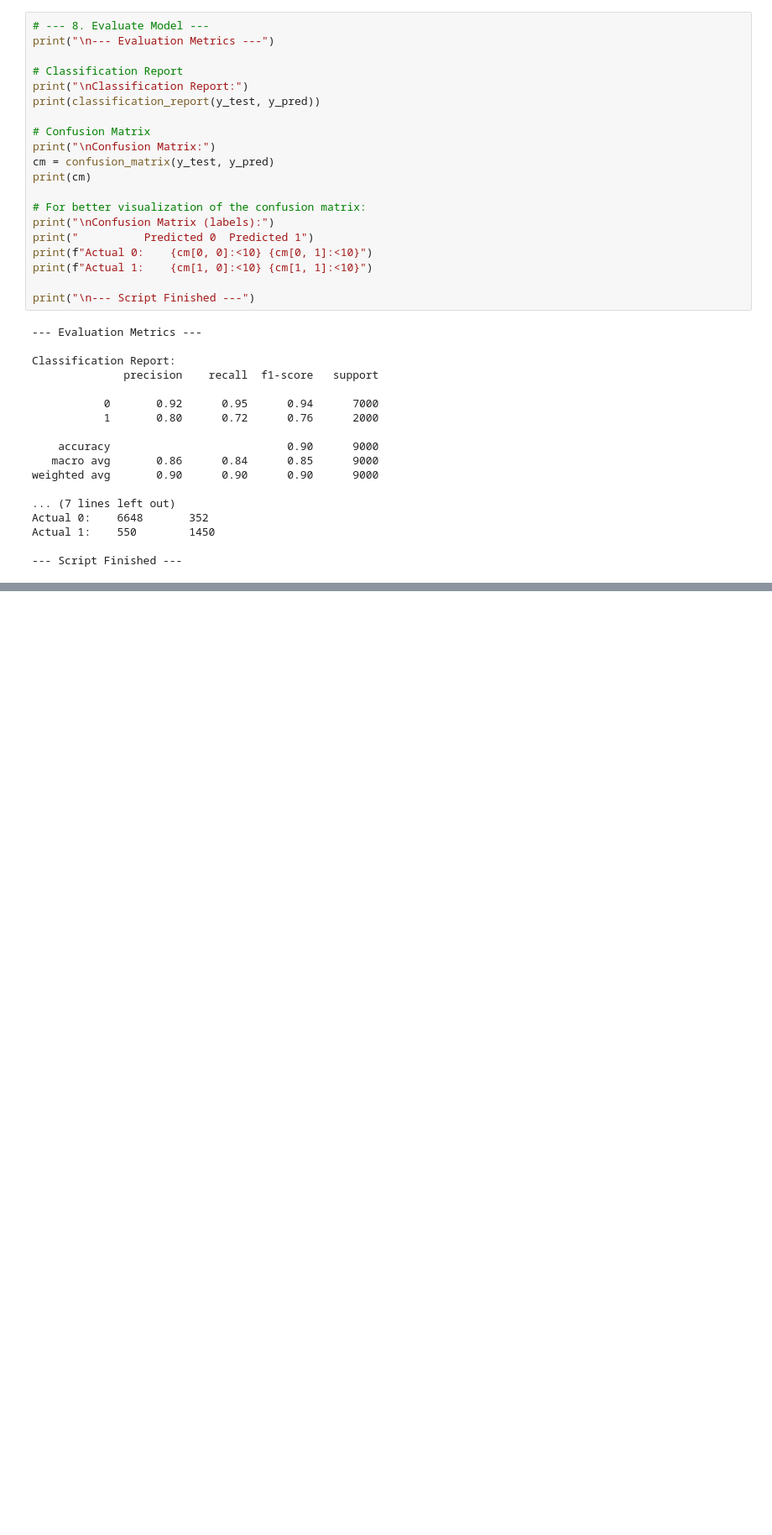
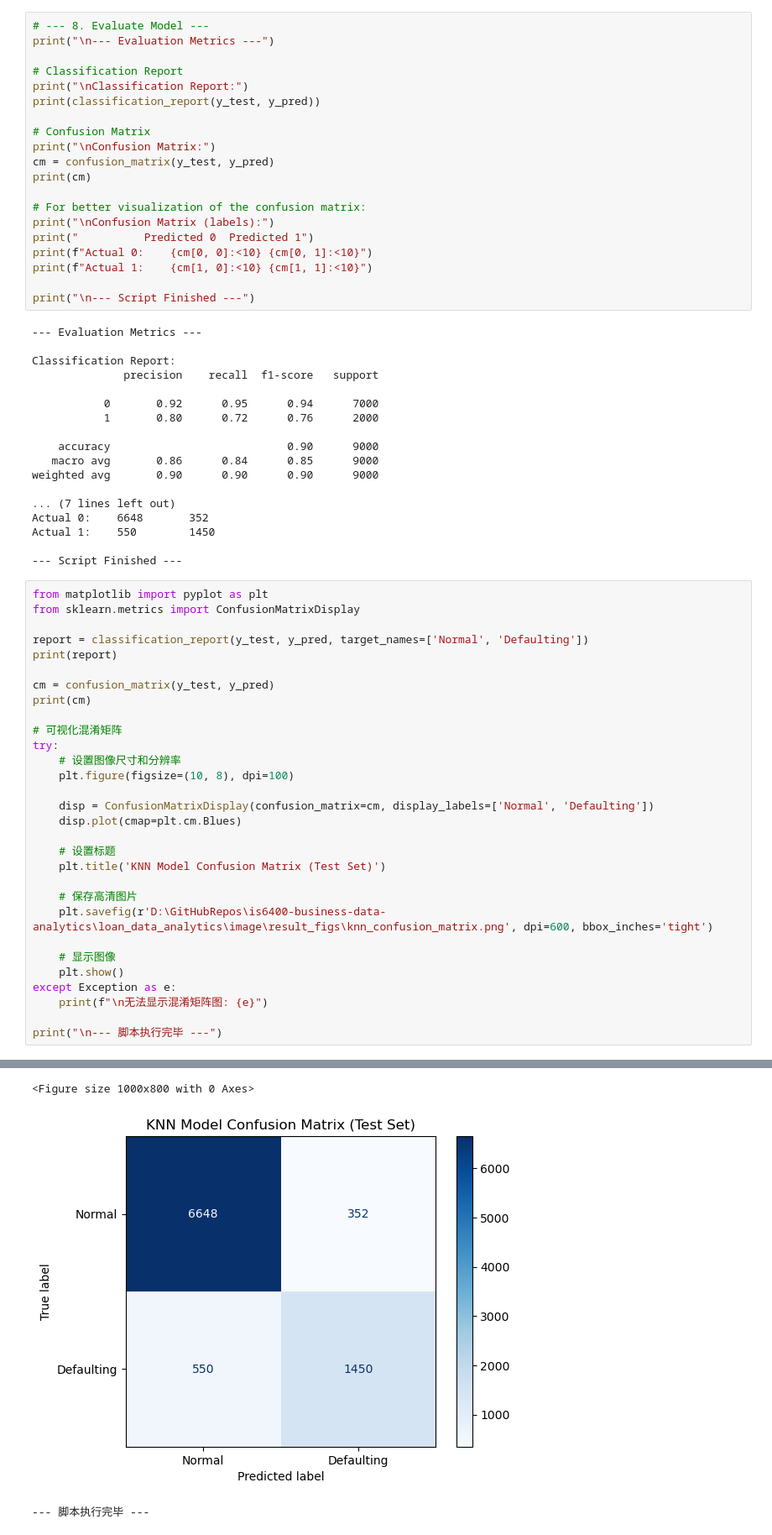
Before and after one commit to yukito0209/is6400-business-data-analytics, a Jupyter notebook: loan_data_analytics/knn.ipynb, the cells around one changed output, grey strips where cells are left out. Shown at 84% size. Saved outputs shown, nothing was run; the diff lists cells and outputs as text; blank space fills up the shorter version.

```diff
--- a/loan_data_analytics/knn.ipynb
+++ b/loan_data_analytics/knn.ipynb
@@ -154,3 +154,34 @@ Actual 0:    6648       352
 Actual 1:    550        1450
 
 --- Script Finished ---
+# %%
+from matplotlib import pyplot as plt
+from sklearn.metrics import ConfusionMatrixDisplay
+
+report = classification_report(y_test, y_pred, target_names=['Normal', 'Defaulting'])
+print(report)
+
+cm = confusion_matrix(y_test, y_pred)
+print(cm)
+
+# 可视化混淆矩阵
+try:
+    # 设置图像尺寸和分辨率
+    plt.figure(figsize=(10, 8), dpi=100)
+
+    disp = ConfusionMatrixDisplay(confusion_matrix=cm, display_labels=['Normal', 'Defaulting'])
+    disp.plot(cmap=plt.cm.Blues)
+
+    # 设置标题
+    plt.title('KNN Model Confusion Matrix (Test Set)')
+
+    # 保存高清图片
+    plt.savefig(r'D:\GitHubRepos\is6400-business-data-analytics\loan_data_analytics\image\result_figs\knn_confusion_matrix.png', dpi=600, bbox_inches='tight')
+
+    # 显示图像
+    plt.show()
+except Exception as e:
+    print(f"\n无法显示混淆矩阵图: {e}")
+
+print("\n--- 脚本执行完毕 ---")
+# %% [output]
@@ -156,0 +199,3 @@ Actual 1:    550        1450
+<Figure size 1000x800 with 0 Axes>
+[figure, added]
+--- 脚本执行完毕 ---
```
Also changed, not shown: parts of 2 cells of this notebook, 16 other files.
